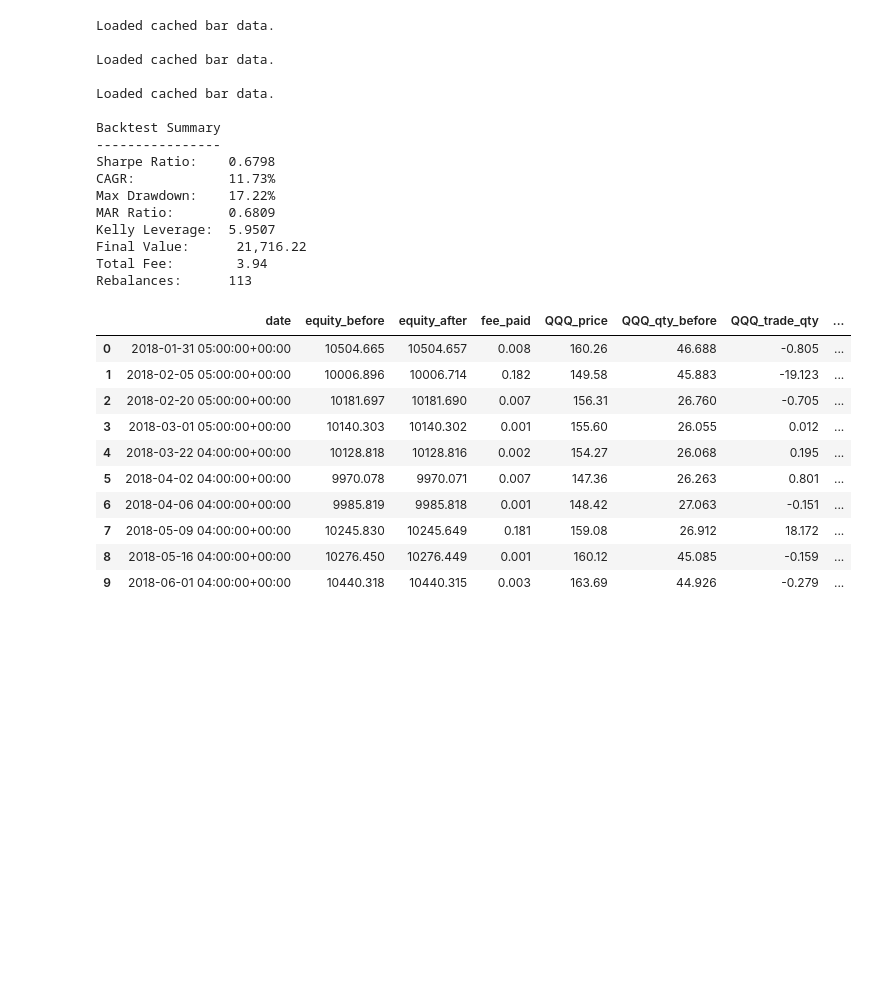
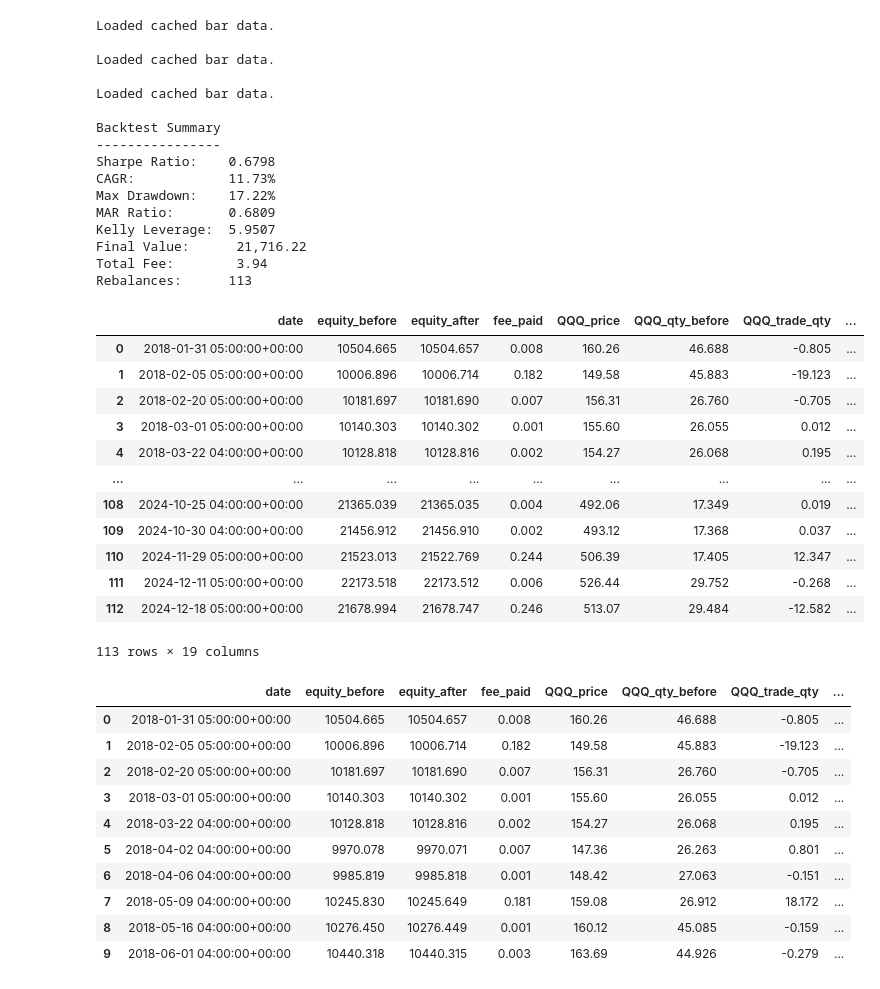
Before and after one commit to TradeInsight-Info/TiPortfolio, a Jupyter notebook: notebooks/vix_target_rebalance.ipynb, the cells around one changed output. Saved outputs shown, nothing was run; the diff lists cells and outputs as text; code cells hidden in the pictures; blank space fills up the shorter version.

```diff
--- a/notebooks/vix_target_rebalance.ipynb
+++ b/notebooks/vix_target_rebalance.ipynb
@@ -73,6 +73,23 @@ Kelly Leverage:  5.9507
 Final Value:      21,716.22
 Total Fee:        3.94
 Rebalances:      113
+# %%
+from tiportfolio.report import rebalance_decisions_table
+rebalance_decisions_table(result_vix_regime)
+# %% [output]
+|  | date | equity_before | equity_after | fee_paid | QQQ_price | QQQ_qty_before | QQQ_trade_qty | ... |
+| 0 | 2018-01-31 05:00:00+00:00 | 10504.665 | 10504.657 | 0.008 | 160.26 | 46.688 | -0.805 | ... |
+| 1 | 2018-02-05 05:00:00+00:00 | 10006.896 | 10006.714 | 0.182 | 149.58 | 45.883 | -19.123 | ... |
+| 2 | 2018-02-20 05:00:00+00:00 | 10181.697 | 10181.690 | 0.007 | 156.31 | 26.760 | -0.705 | ... |
+| 3 | 2018-03-01 05:00:00+00:00 | 10140.303 | 10140.302 | 0.001 | 155.60 | 26.055 | 0.012 | ... |
+| 4 | 2018-03-22 04:00:00+00:00 | 10128.818 | 10128.816 | 0.002 | 154.27 | 26.068 | 0.195 | ... |
+| ... | ... | ... | ... | ... | ... | ... | ... | ... |
+| 108 | 2024-10-25 04:00:00+00:00 | 21365.039 | 21365.035 | 0.004 | 492.06 | 17.349 | 0.019 | ... |
+| 109 | 2024-10-30 04:00:00+00:00 | 21456.912 | 21456.910 | 0.002 | 493.12 | 17.368 | 0.037 | ... |
+| 110 | 2024-11-29 05:00:00+00:00 | 21523.013 | 21522.769 | 0.244 | 506.39 | 17.405 | 12.347 | ... |
+| 111 | 2024-12-11 05:00:00+00:00 | 22173.518 | 22173.512 | 0.006 | 526.44 | 29.752 | -0.268 | ... |
+| 112 | 2024-12-18 05:00:00+00:00 | 21678.994 | 21678.747 | 0.246 | 513.07 | 29.484 | -12.582 | ... |
+113 rows × 19 columns
 # %%
 from tiportfolio.report import plot_portfolio_with_assets_interactive
 
```
Also changed, not shown: 9 other files.
